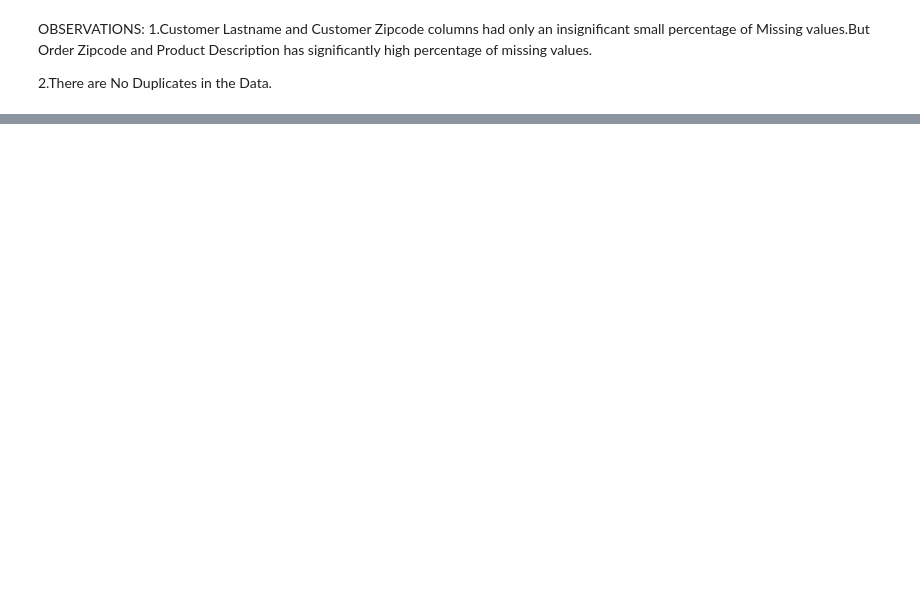
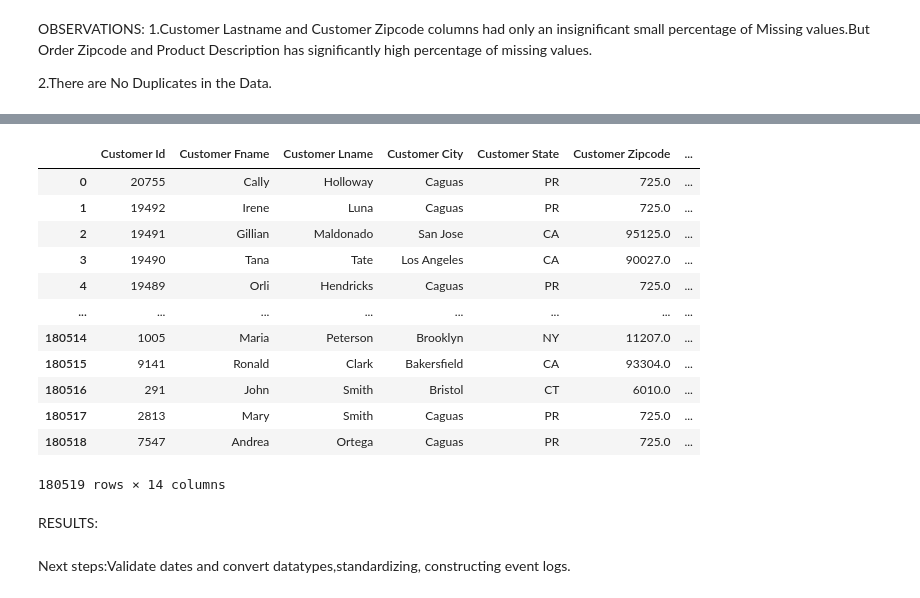
Before and after one commit to SweetyRoshith/PM_Project1, a Jupyter notebook: Code/Data_preparation.ipynb, the cells around one changed output, grey strips where cells are left out. Cells and saved outputs as stored; diff of their text form; code cells hidden in the pictures; blank space fills up the shorter version.

```diff
--- a/Code/Data_preparation.ipynb
+++ b/Code/Data_preparation.ipynb
@@ -188,0 +255,5 @@ Next steps:Inspect and handle missing values, Validate dates and convert datatyp
+# %%
+#identifying the list of column names that are missing ,for each row
+df['Missing_Columns']=(df.isnull()).apply(lambda row: list(df.columns[row]), axis=1)
+
+df[['Missing_Columns']].head(10)
@@ -188,0 +292,2 @@ Next steps:Inspect and handle missing values, Validate dates and convert datatyp
+# %%
+df = df.drop(columns=['Missing_Columns'])  # drop helper column
@@ -188,0 +296,19 @@ Next steps:Inspect and handle missing values, Validate dates and convert datatyp
+# %%
+import numpy as np
+
+#dropping the column with 100% missing
+df=df.drop(columns=['Product Description'])
+
+#rows to impute
+rows_to_impute = df[df['Customer Zipcode'].isna()]
+print("Rows with missing Customer Zipcode:")
+display(rows_to_impute[['Customer City', 'Customer State', 'Customer Zipcode']])
+#print(rows_to_impute[['Customer City', 'Customer State', 'Customer Zipcode']])
+print("Row positions (index):", rows_to_impute.index.tolist())
+
+#imputing the column with 0.0017% missing.Fill in most common zip code for that city+state combination.
+# mode_zip = (
+#     df.groupby(['Customer City', 'Customer State'])['Customer Zipcode']
+#     .transform(lambda x: x.mode().iloc[0] if not x.mode().empty else np.nan)
+# )
+# df['Customer Zipcode'] = df['Customer Zipcode'].fillna(mode_zip)
@@ -188,0 +362,21 @@ Next steps:Inspect and handle missing values, Validate dates and convert datatyp
+# %%
+view_df=df[["Customer Id","Customer Fname","Customer Lname","Customer City","Customer State","Customer Zipcode","Customer Country","Order City","Order State","Order Zipcode","Order Country","Order Id","Order Customer Id","Order Item Id"]]
+view_df
+# %% [output]
+|  | Customer Id | Customer Fname | Customer Lname | Customer City | Customer State | Customer Zipcode | ... |
+| 0 | 20755 | Cally | Holloway | Caguas | PR | 725.0 | ... |
+| 1 | 19492 | Irene | Luna | Caguas | PR | 725.0 | ... |
+| 2 | 19491 | Gillian | Maldonado | San Jose | CA | 95125.0 | ... |
+| 3 | 19490 | Tana | Tate | Los Angeles | CA | 90027.0 | ... |
+| 4 | 19489 | Orli | Hendricks | Caguas | PR | 725.0 | ... |
+| ... | ... | ... | ... | ... | ... | ... | ... |
+| 180514 | 1005 | Maria | Peterson | Brooklyn | NY | 11207.0 | ... |
+| 180515 | 9141 | Ronald | Clark | Bakersfield | CA | 93304.0 | ... |
+| 180516 | 291 | John | Smith | Bristol | CT | 6010.0 | ... |
+| 180517 | 2813 | Mary | Smith | Caguas | PR | 725.0 | ... |
+| 180518 | 7547 | Andrea | Ortega | Caguas | PR | 725.0 | ... |
+180519 rows × 14 columns
+# %% [markdown]
+RESULTS:
+# %% [markdown]
+Next steps:Validate dates and convert datatypes,standardizing, constructing event logs.
```
Also changed, not shown: parts of 20 cells of this notebook.
